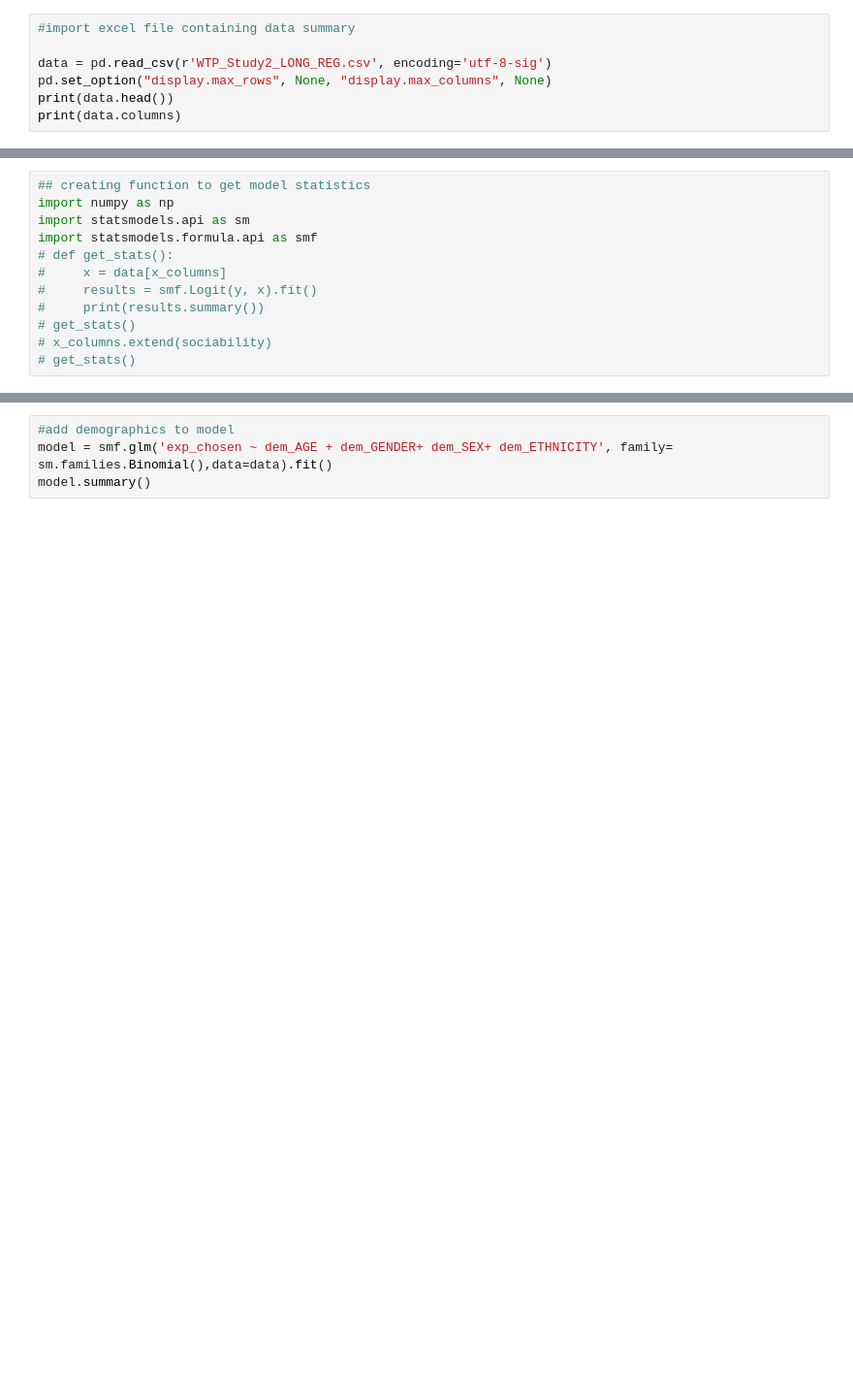
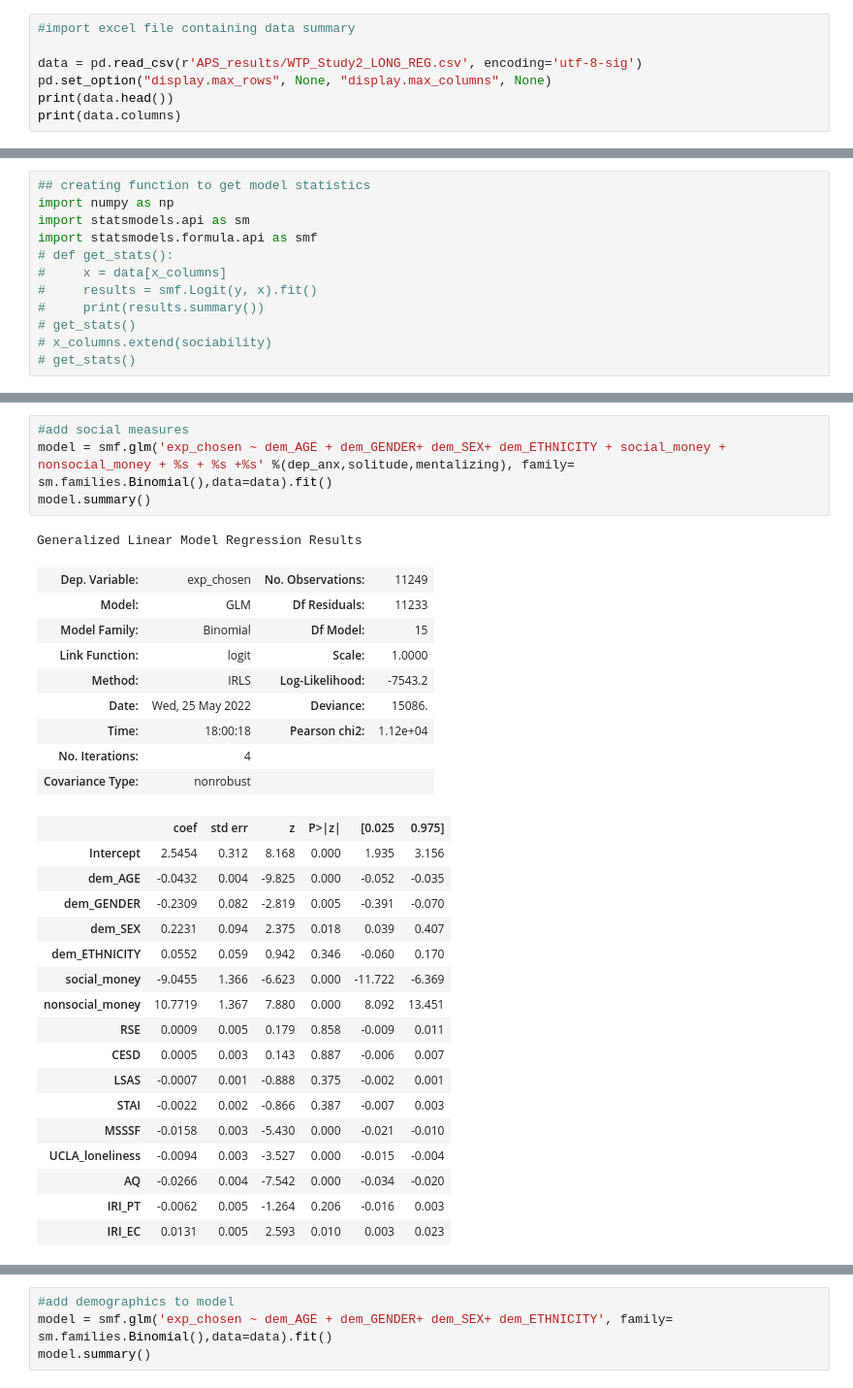
Before and after one commit to fareri-lab/WTP_CardTask, a Jupyter notebook: APS/WTP_HLM.ipynb, the cells around one changed output, grey strips where cells are left out. Shown at 97% size. Saved outputs shown, nothing was run; the diff lists cells and outputs as text; blank space fills up the shorter version.

Commit message:
updated notebook
includes likelihood ratio test

```diff
--- a/APS/WTP_HLM.ipynb
+++ b/APS/WTP_HLM.ipynb
@@ -35,7 +37,7 @@ from matplotlib.patches import Patch
 # %%
 #import excel file containing data summary
 
-data = pd.read_csv(r'WTP_Study2_LONG_REG.csv', encoding='utf-8-sig')
+data = pd.read_csv(r'APS_results/WTP_Study2_LONG_REG.csv', encoding='utf-8-sig')
 pd.set_option("display.max_rows", None, "display.max_columns", None)
 print(data.head())
 print(data.columns)
@@ -96,0 +204,32 @@ import statsmodels.formula.api as smf
+# %%
+#add social measures
+model = smf.glm('exp_chosen ~ dem_AGE + dem_GENDER+ dem_SEX+ dem_ETHNICITY + social_money + nonsocial_money + %s + %s +%s' %(dep_anx,solitude,mentalizing), family= sm.families.Binomial(),data=data).fit()
+model.summary()
+# %% [output]
+Generalized Linear Model Regression Results
+| Dep. Variable: | exp_chosen | No. Observations: | 11249 |
+| Model: | GLM | Df Residuals: | 11233 |
+| Model Family: | Binomial | Df Model: | 15 |
+| Link Function: | logit | Scale: | 1.0000 |
+| Method: | IRLS | Log-Likelihood: | -7543.2 |
+| Date: | Wed, 25 May 2022 | Deviance: | 15086. |
+| Time: | 18:00:18 | Pearson chi2: | 1.12e+04 |
+| No. Iterations: | 4 |  |  |
+| Covariance Type: | nonrobust |  |  |
+|  | coef | std err | z | P>|z| | [0.025 | 0.975] |
+| Intercept | 2.5454 | 0.312 | 8.168 | 0.000 | 1.935 | 3.156 |
+| dem_AGE | -0.0432 | 0.004 | -9.825 | 0.000 | -0.052 | -0.035 |
+| dem_GENDER | -0.2309 | 0.082 | -2.819 | 0.005 | -0.391 | -0.070 |
+| dem_SEX | 0.2231 | 0.094 | 2.375 | 0.018 | 0.039 | 0.407 |
+| dem_ETHNICITY | 0.0552 | 0.059 | 0.942 | 0.346 | -0.060 | 0.170 |
+| social_money | -9.0455 | 1.366 | -6.623 | 0.000 | -11.722 | -6.369 |
+| nonsocial_money | 10.7719 | 1.367 | 7.880 | 0.000 | 8.092 | 13.451 |
+| RSE | 0.0009 | 0.005 | 0.179 | 0.858 | -0.009 | 0.011 |
+| CESD | 0.0005 | 0.003 | 0.143 | 0.887 | -0.006 | 0.007 |
+| LSAS | -0.0007 | 0.001 | -0.888 | 0.375 | -0.002 | 0.001 |
+| STAI | -0.0022 | 0.002 | -0.866 | 0.387 | -0.007 | 0.003 |
+| MSSSF | -0.0158 | 0.003 | -5.430 | 0.000 | -0.021 | -0.010 |
+| UCLA_loneliness | -0.0094 | 0.003 | -3.527 | 0.000 | -0.015 | -0.004 |
+| AQ | -0.0266 | 0.004 | -7.542 | 0.000 | -0.034 | -0.020 |
+| IRI_PT | -0.0062 | 0.005 | -1.264 | 0.206 | -0.016 | 0.003 |
+| IRI_EC | 0.0131 | 0.005 | 2.593 | 0.010 | 0.003 | 0.023 |
```
Also changed, not shown: parts of 10 cells of this notebook, 1 other file.
